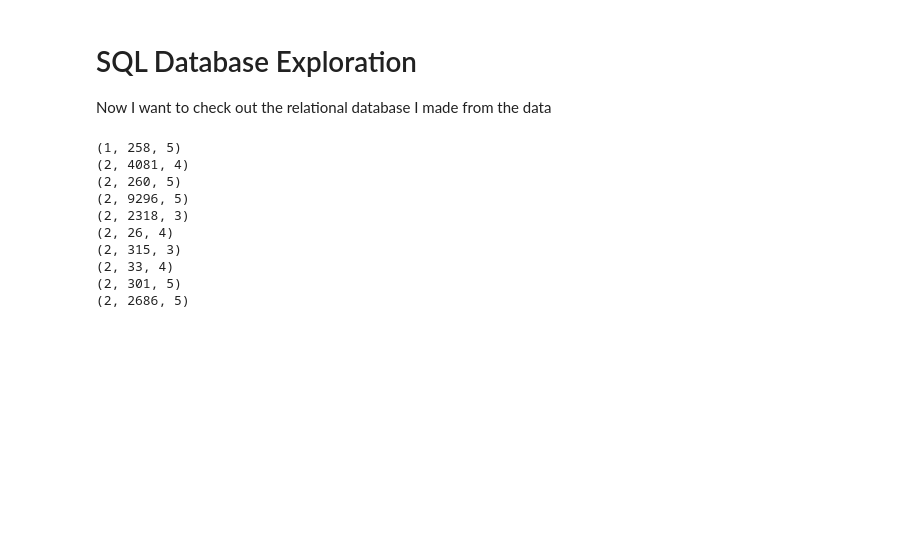
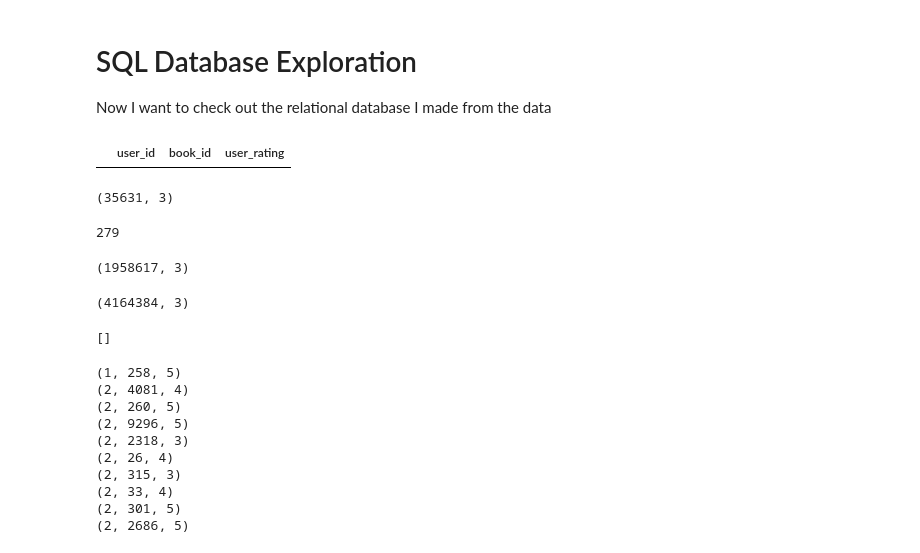
Before and after one commit to loganschmitt14/Capstone_3_Book_recommendations, a Jupyter notebook: notebooks/3.5-lcs-data_cleaning.ipynb, the cells around one changed output. Cells and saved outputs as stored; diff of their text form; code cells hidden in the pictures; blank space fills up the shorter version.

```diff
--- a/notebooks/3.5-lcs-data_cleaning.ipynb
+++ b/notebooks/3.5-lcs-data_cleaning.ipynb
@@ -61,6 +62,35 @@ database_path = os.path.abspath(
             )
 
 conn = sqlite3.connect(database_path)
+# %%
+book_ids = [477, 288, 7868, 26]
+input_df = create_input_df(conn, book_ids)
+input_df.head()
+# %% [output]
+|  | user_id | book_id | user_rating |
+# %%
+input_df.shape
+# %% [output]
+(35631, 3)
+# %%
+len(input_df['user_id'].unique())
+# %% [output]
+279
+# %%
+input_df.shape
+# %% [output]
+(1958617, 3)
+# %%
+input_df.shape
+# %% [output]
+(4164384, 3)
+# %%
+cur = conn.cursor()
+cur.execute(f'SELECT r.* FROM Ratings r WHERE r.user_id = (42815143) LIMIT 10')
+results = cur.fetchall()
+print(results)
+# %% [output]
+[]
 # %%
 cur = conn.cursor()
 cur.execute('SELECT * FROM Ratings LIMIT 10')
```
Also changed, not shown: parts of 3 cells of this notebook, 11 other files.
